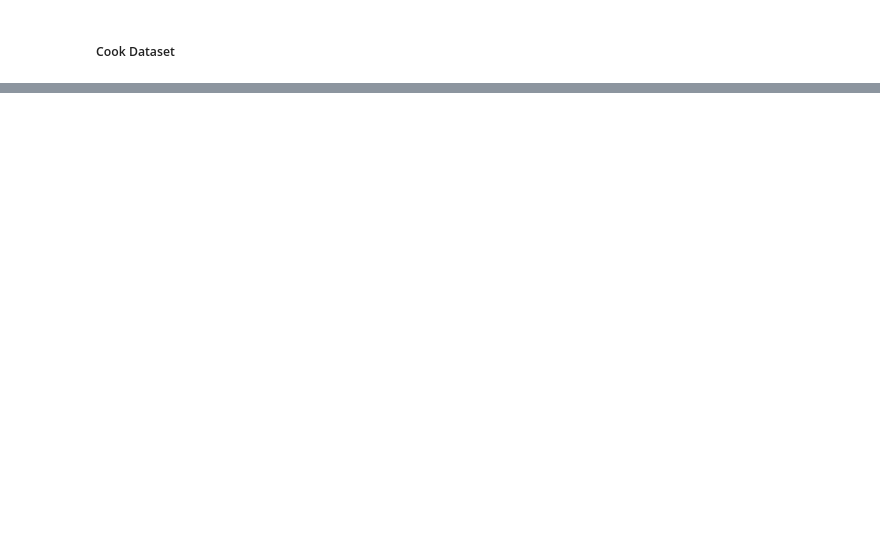
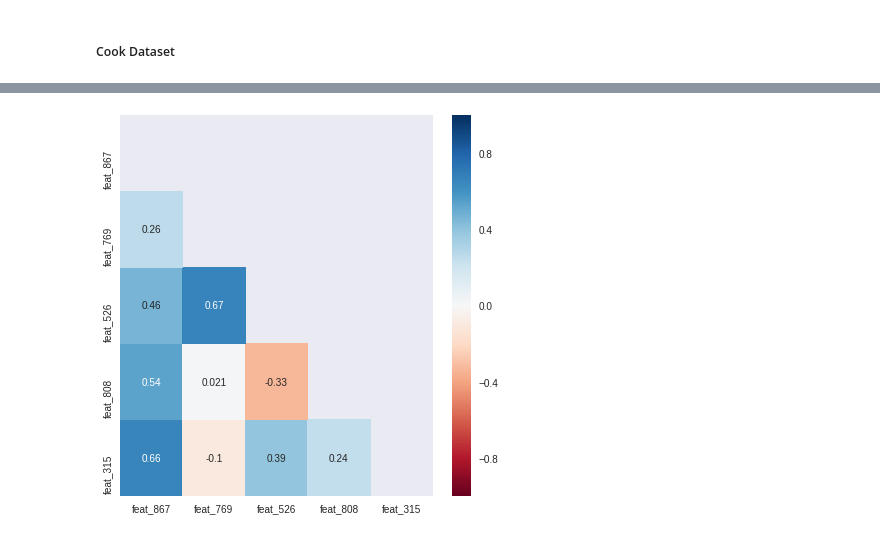
Before and after one commit to godsylla/UCI-Madelon-Dataset, a Jupyter notebook: ipynb/02-Explore_and_Visualize_Data.ipynb, the cells around one changed output, grey strips where cells are left out. Saved outputs shown, nothing was run; the diff lists cells and outputs as text; code cells hidden in the pictures; blank space fills up the shorter version.

```diff
--- a/ipynb/01-Explore_and_Visualize_Data.ipynb
+++ b/ipynb/02-Explore_and_Visualize_Data.ipynb
@@ -442,2 +547,14 @@ Note that in corroborating the two techniques, the 5 most important, most *infor
 # %% [markdown]
 ##### Cook Dataset
+# %%
+cook_corr_matrix = cook_features.corr()
+# %%
+cook_cum_corr = []
+
+for feature in cook_corr_matrix.columns:
+    cum_corr = cook_corr_matrix[feature].sum()
+    cook_cum_corr.append(cum_corr)
+# %%
+cook_feat_cum_corr = [(feature, cum_corr) for feature, cum_corr in enumerate(cook_cum_corr)]
+top50_cook_feat = sorted(cook_feat_cum_corr, key = lambda x: x[1])[:50]
+sorted(top50_cook_feat, key = lambda x: x[0], reverse=True)
@@ -455,0 +595,11 @@ plt.show()
+# %%
+cook_inf_corr = cook_features[cook_inf_feat].corr()
+
+mask = np.zeros_like(cook_inf_corr, dtype=np.bool)
+mask[np.triu_indices_from(mask)] = True
+
+fig, ax = plt.subplots(figsize=(7,7))
+sns.heatmap(cook_inf_corr, cmap='RdBu', mask=mask, annot=True)
+plt.show()
+# %% [output]
+[figure, added]
```
Also changed, not shown: parts of 12 cells of this notebook.
